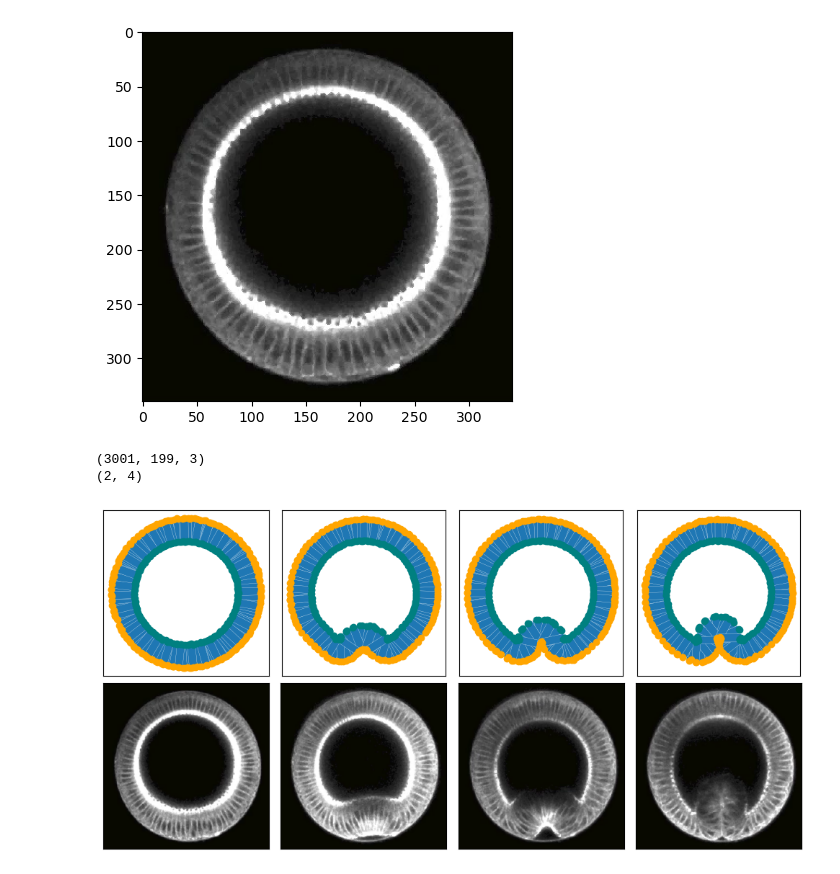
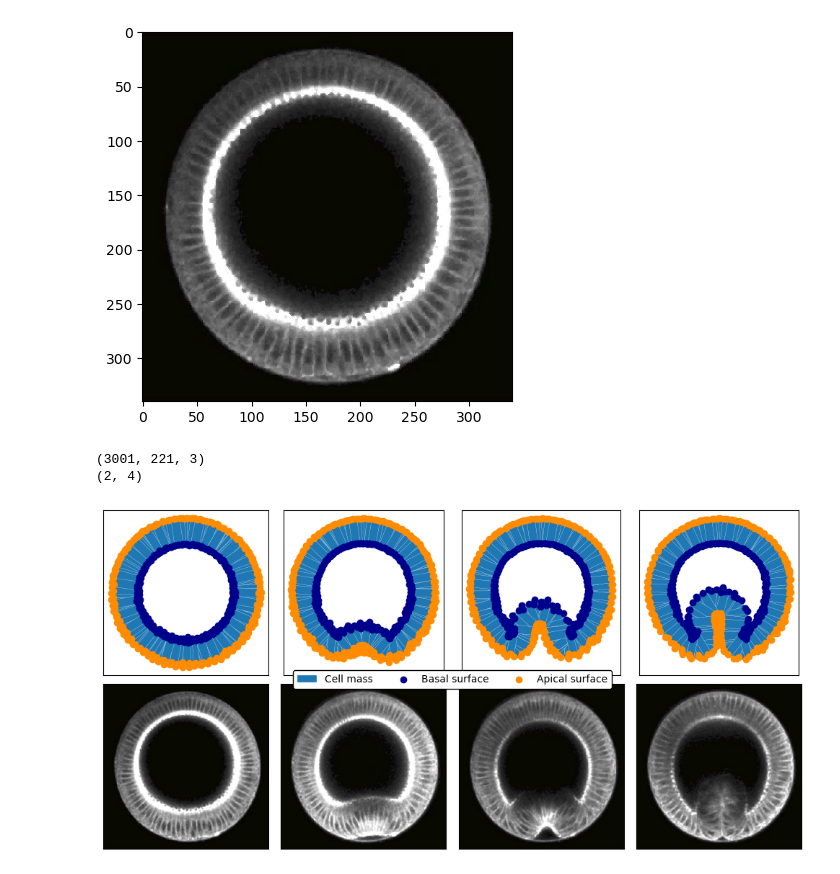
Before and after one commit to JakobSchauser/Thesis, a Jupyter notebook: CompareToData/VentralFurrow/CompareToVF.ipynb, the cells around one changed output. Drawn from its saved outputs; the diff is of its cells as text; code cells hidden in the pictures.

```diff
--- a/CompareToData/VentralFurrow/CompareToVF.ipynb
+++ b/CompareToData/VentralFurrow/CompareToVF.ipynb
@@ -25,11 +25,15 @@ plt.imshow(frames[0])
 <matplotlib.image.AxesImage at 0x...>
 [figure]
 # %%
-with h5py.File('../../CodePass2/runs/finale.hdf5', 'r') as f:
+path = '../../CodePass2/runs/'
+path = "D:/"
+with h5py.File(path+'finale_normal.hdf5', 'r') as f:
     # read the data
-    x = f['x'][:]
-    properties = f['properties'][:]
+    positions = f['x'][:]
+    properties = f['properties'][:][0]
     p = f['p'][:]
+
+x = positions
 # %%
 def index_to_time(index):
     dt = 0.1
@@ -38,8 +42,8 @@ def index_to_time(index):
 # %%
 
 
-cutdepth = 0
-cutwidth = 4
+cutdepth = -35
+cutwidth = 5
 
 cutt = (x[0,:,0] > cutdepth) * (x[0,:,0] < cutdepth + cutwidth)
 
@@ -52,11 +56,13 @@ print(xcut.shape)
 fig, allaxs = plt.subplots(2, 4, figsize=(10, 5), sharey = "row")
 print(allaxs.shape)
 
-cell_center_placement = 2/4
+cell_center_placement = 2.5/4
 
-simspeed = 50
+simspeed = 110
 videospeed = 7
 
+
+once = False
 for i in range(4):
     axs = allaxs[:,i]
     ind = int(i*simspeed)
@@ -77,35 +83,44 @@ for i in range(4):
     #draw rectangles from -q to q for bottom and top
 
     width = 1.
     corners = [bottoms - fakeq*width, bottoms + fakeq*width, tops + fakeq*width, tops - fakeq*width]
     corners = np.stack(corners, axis=1)
     # draw polygons
     for c in corners:
-        pol = plt.Polygon(c, fill="lightblue", edgecolor='w', lw=0.2, alpha = 1, closed=True)
+        pol = plt.Polygon(c, fill="teal", edgecolor='w', lw=0.2, alpha = 1, closed=True, label = "Cell mass" if not once else None)
         axs[0].add_patch(pol)
+        once = True
 
-    axs[0].scatter(bottoms[:, 0],bottoms[:, 1], c = "teal")
-    axs[0].scatter(tops[:, 0], tops[:, 1], c = "orange")
+    axs[0].scatter(bottoms[:, 0],bottoms[:, 1], c = "darkblue", label = "Basal surface")
+    axs[0].scatter(tops[:, 0], tops[:, 1], c = "darkorange", label = "Apical surface")
 
     # axs[0].scatter(xcut[ind, :, 1], xcut[ind, :, 2],  lw=0.1, c = "darkblue", s=0.7)
     axs[0].set_aspect('equal')
 
     axs[1].imshow(frames[i*videospeed+5])
     # cx = 170
     # cy = 164
     # axs[1].scatter((xcut+5*pcut)[ind, :, 1]*5 + cx, -(xcut+5*pcut)[ind, :, 2]*5 + cy, cmap='viridis')
     # axs[1].scatter((xcut-3.2*pcut)[ind, :, 1]*5 + cx, -(xcut-3.2*pcut)[ind, :, 2]*5 + cy, cmap='viridis')
 
     # remove axes
     axs[0].set_xticks([])
     axs[0].set_yticks([])
     axs[1].set_xticks([])
     axs[1].set_yticks([])
 
     # set titles
     # axs[0].set_title(f"t={ind}")
 plt.tight_layout()
+
+# add legend
+handles, labels = allaxs[0,0].get_legend_handles_labels()
+
+# make background white
+legend = fig.legend(handles, labels, loc='center', ncol=3, facecolor='white', edgecolor='black', )
+legend.get_frame().set_alpha(None)
+legend.get_frame().set_facecolor((1, 1, 1, 1))
 # %% [output]
-(3001, 199, 3)
+(3001, 221, 3)
 (2, 4)
-[figure, old version]
+[figure, new version]
```
Also changed, not shown: 10 other files.
